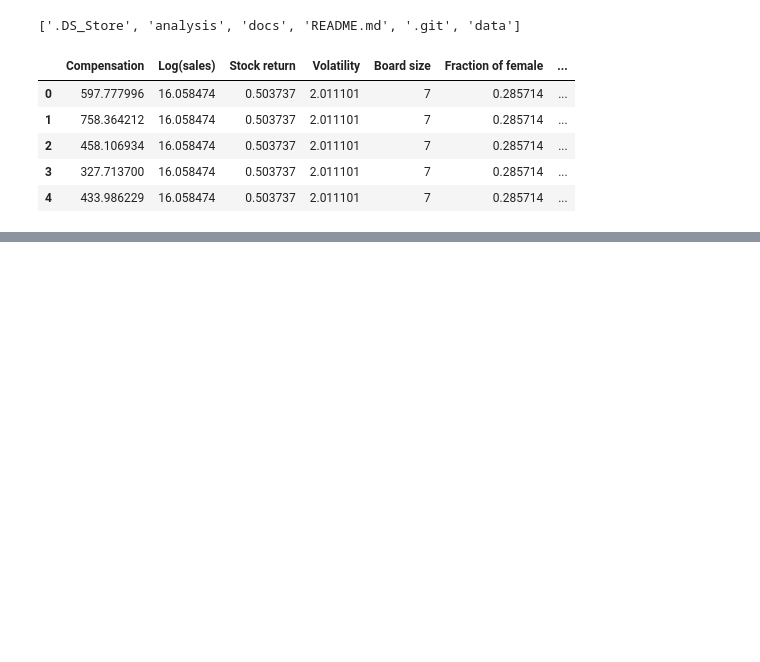
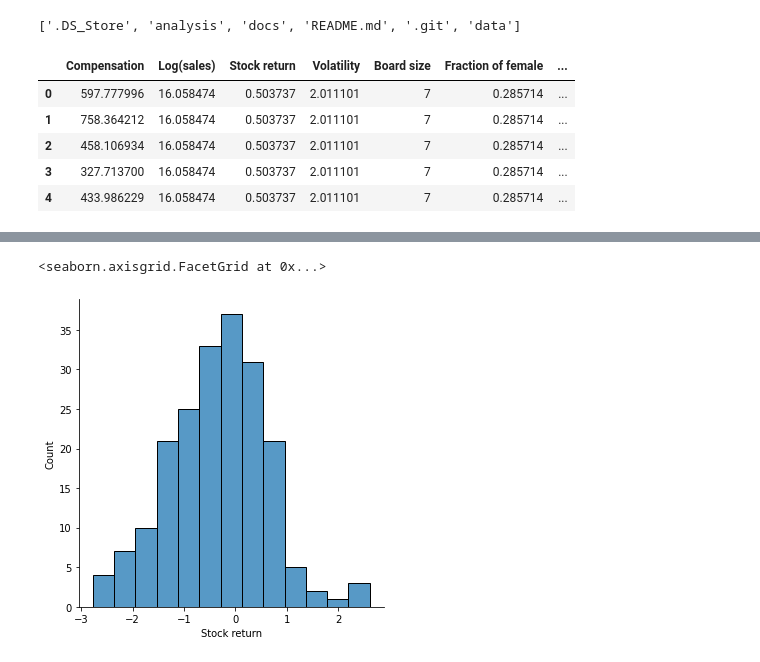
Before and after one commit to AndrewFerris/mbs_da_assessment_2, a Jupyter notebook: analysis/initial_data_exploration.ipynb, the cells around one changed output, grey strips where cells are left out. Cells and saved outputs as stored; diff of their text form; code cells hidden in the pictures; blank space fills up the shorter version.

```diff
--- a/analysis/initial_data_exploration.ipynb
+++ b/analysis/initial_data_exploration.ipynb
@@ -49,0 +106,5 @@ df['sales'] = np.exp(df['Log(sales)'])
+# %%
+sns.displot(df_cmp, x="Stock return")
+# %% [output]
+<seaborn.axisgrid.FacetGrid at 0x...>
+[figure, added]
```
Also changed, not shown: parts of 23 cells of this notebook.
